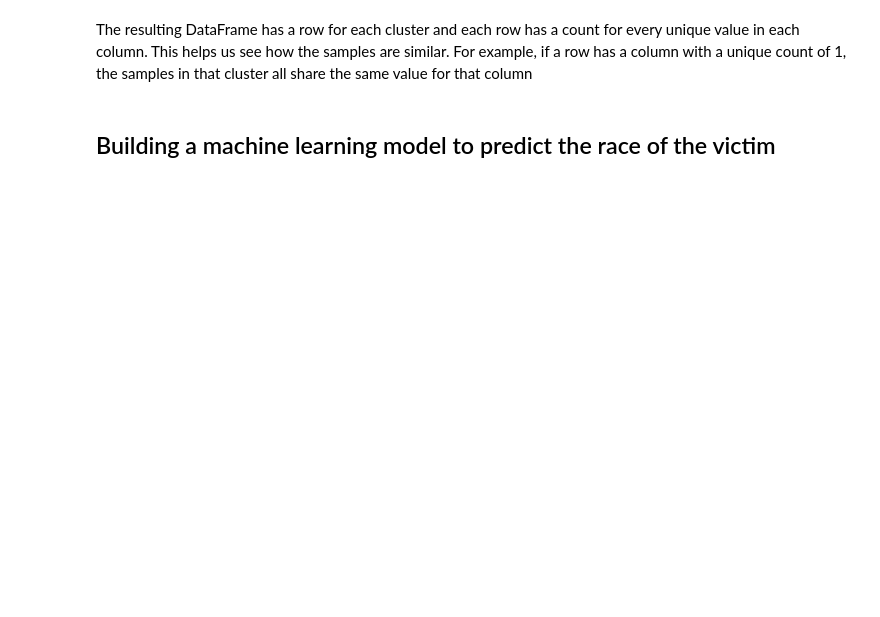
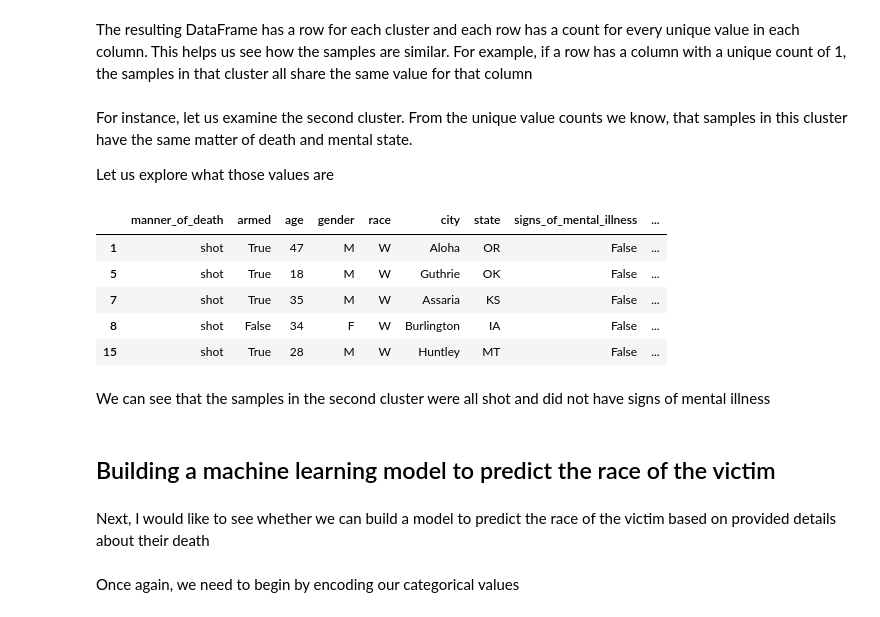
Before and after one commit to valdas-v1/Fatal-Police-Shooting-in-United-States, a Jupyter notebook: notebook.ipynb, the cells around one changed output. Drawn from its saved outputs; the diff is of its cells as text; code cells hidden in the pictures; blank space fills up the shorter version.

```diff
--- a/notebook.ipynb
+++ b/notebook.ipynb
@@ -510,6 +510,29 @@ clusters_unique_counts
 # %% [markdown]
 The resulting DataFrame has a row for each cluster and each row has a count for every unique value in each column. This helps us see how the samples are similar. For example, if a row has a column with a unique count of 1, the samples in that cluster all share the same value for that column
+# %% [markdown]
+For instance, let us examine the second cluster. From the unique value counts we know, that samples in this cluster have the same matter of death and mental state.
+
+Let us explore what those values are
+# %%
+current_cluster = pd.DataFrame()
+for id in similar_shootings[1]:
+  current_cluster[id] = clean_df.iloc[id].drop(['index', 'date', 'name'])
+
+current_cluster.T.head()
+# %% [output]
+|  | manner_of_death | armed | age | gender | race | city | state | signs_of_mental_illness | ... |
+| 1 | shot | True | 47 | M | W | Aloha | OR | False | ... |
+| 5 | shot | True | 18 | M | W | Guthrie | OK | False | ... |
+| 7 | shot | True | 35 | M | W | Assaria | KS | False | ... |
+| 8 | shot | False | 34 | F | W | Burlington | IA | False | ... |
+| 15 | shot | True | 28 | M | W | Huntley | MT | False | ... |
+# %% [markdown]
+We can see that the samples in the second cluster were all shot and did not have signs of mental illness
 # %% [markdown]
 ## Building a machine learning model to predict the race of the victim
+# %% [markdown]
+Next, I would like to see whether we can build a model to predict the race of the victim based on provided details about their death
+# %% [markdown]
+Once again, we need to begin by encoding our categorical values
 # %%
 # Separating and encoding data to integers
```
Also changed, not shown: parts of 11 cells of this notebook.
